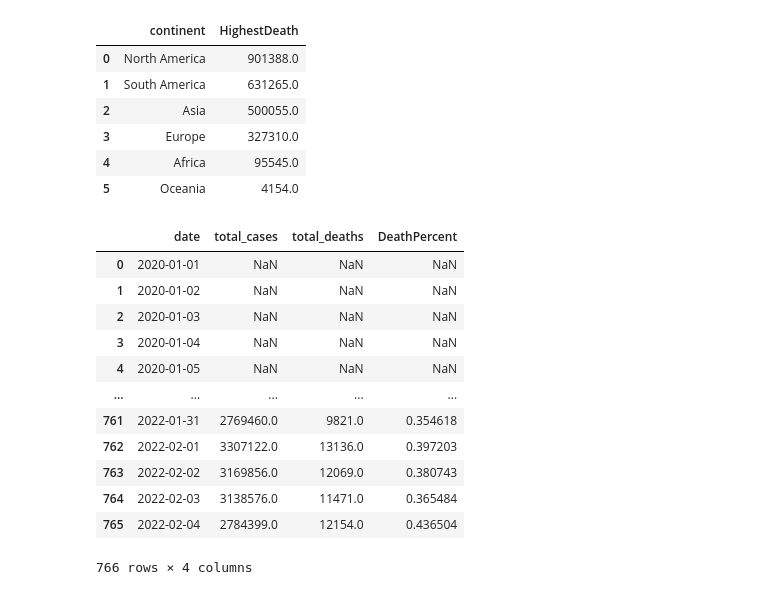
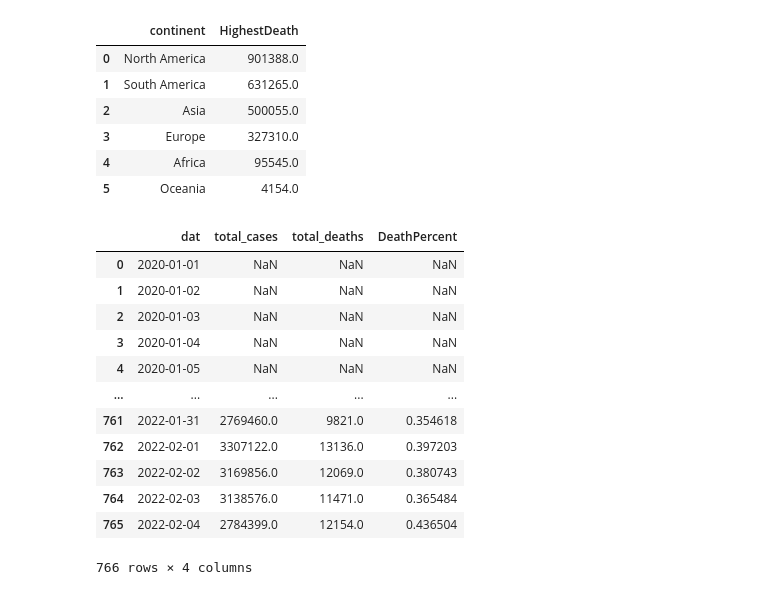
Before and after one commit to mk1107/Portfolio-Project-Covid, a Jupyter notebook: SQLinPython.ipynb, the cells around one changed output. Drawn from its saved outputs; the diff is of its cells as text; code cells hidden in the pictures.

```diff
--- a/PortfolioCovid.ipynb
+++ b/SQLinPython.ipynb
@@ -177,25 +216,30 @@ output
 | 3 | Europe | 327310.0 |
 | 4 | Africa | 95545.0 |
 | 5 | Oceania | 4154.0 |
-# %%
-# Date wise Global Death precentage
-
-output = sqldf("SELECT DATE(date) AS date, SUM(new_cases) AS total_cases, SUM(new_deaths) AS total_deaths, (SUM(new_deaths)/SUM(new_cases))*100 AS DeathPercent FROM df1 WHERE continent IS NOT null GROUP BY date ORDER BY 1,2")
-output
-# %% [output]
-|  | date | total_cases | total_deaths | DeathPercent |
-| 0 | 2020-01-01 | NaN | NaN | NaN |
-| 1 | 2020-01-02 | NaN | NaN | NaN |
-| 2 | 2020-01-03 | NaN | NaN | NaN |
-| 3 | 2020-01-04 | NaN | NaN | NaN |
-| 4 | 2020-01-05 | NaN | NaN | NaN |
-| ... | ... | ... | ... | ... |
-| 761 | 2022-01-31 | 2769460.0 | 9821.0 | 0.354618 |
-| 762 | 2022-02-01 | 3307122.0 | 13136.0 | 0.397203 |
-| 763 | 2022-02-02 | 3169856.0 | 12069.0 | 0.380743 |
-| 764 | 2022-02-03 | 3138576.0 | 11471.0 | 0.365484 |
-| 765 | 2022-02-04 | 2784399.0 | 12154.0 | 0.436504 |
-766 rows × 4 columns
+# %%
+# Date wise Global Death precentage
+
+output = sqldf("""SELECT DATE(date) AS dat, SUM(new_cases) AS total_cases, SUM(new_deaths) AS total_deaths, (SUM(new_deaths)/SUM(new_cases))*100 AS DeathPercent
+                FROM df1
+                WHERE continent IS NOT null
+                GROUP BY date
+                ORDER BY 1,2
+                """)
+output
+# %% [output]
+|  | dat | total_cases | total_deaths | DeathPercent |
+| 0 | 2020-01-01 | NaN | NaN | NaN |
+| 1 | 2020-01-02 | NaN | NaN | NaN |
+| 2 | 2020-01-03 | NaN | NaN | NaN |
+| 3 | 2020-01-04 | NaN | NaN | NaN |
+| 4 | 2020-01-05 | NaN | NaN | NaN |
+| ... | ... | ... | ... | ... |
+| 761 | 2022-01-31 | 2769460.0 | 9821.0 | 0.354618 |
+| 762 | 2022-02-01 | 3307122.0 | 13136.0 | 0.397203 |
+| 763 | 2022-02-02 | 3169856.0 | 12069.0 | 0.380743 |
+| 764 | 2022-02-03 | 3138576.0 | 11471.0 | 0.365484 |
+| 765 | 2022-02-04 | 2784399.0 | 12154.0 | 0.436504 |
+766 rows × 4 columns
 # %%
 # CovidVaccinations.xlsx
 
```
Also changed, not shown: parts of 11 cells of this notebook.
